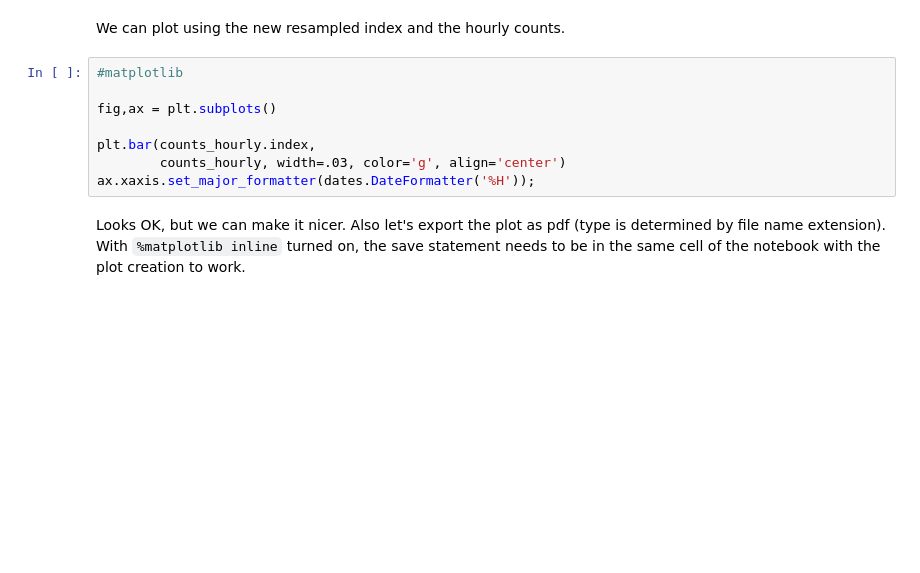
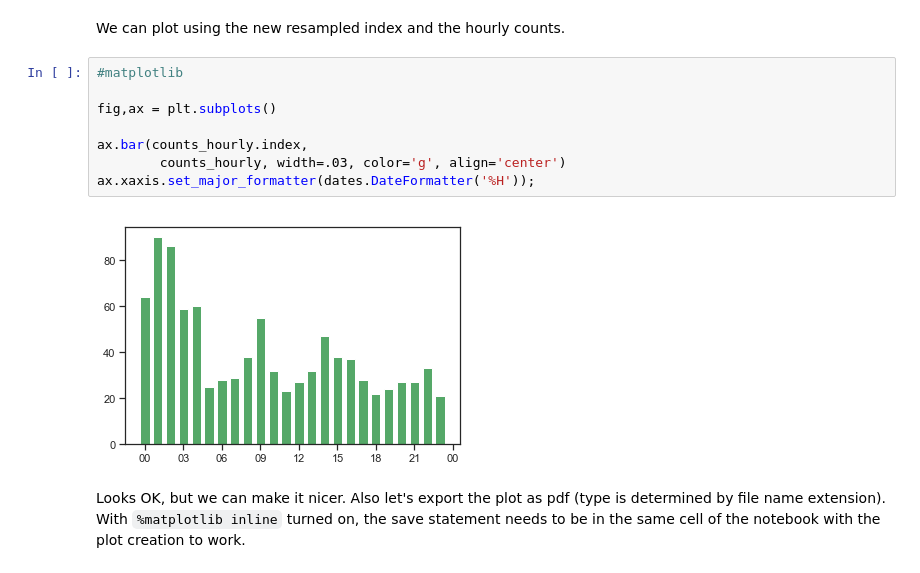
Before and after one commit to nuitrcs/pythonvisualization, a Jupyter notebook: plotting.ipynb, the cells around one changed output. Drawn from its saved outputs; the diff is of its cells as text; blank space fills up the shorter version.

```diff
--- a/plotting.ipynb
+++ b/plotting.ipynb
@@ -999,11 +1050,13 @@ We can plot using the new resampled index and the hourly counts.
 # %%
 #matplotlib
 
 fig,ax = plt.subplots()
 
-plt.bar(counts_hourly.index,
+ax.bar(counts_hourly.index,
         counts_hourly, width=.03, color='g', align='center')
 ax.xaxis.set_major_formatter(dates.DateFormatter('%H'));
+# %% [output]
+[figure, added]
 # %% [markdown]
 Looks OK, but we can make it nicer.  Also let's export the plot as pdf (type is determined by file name extension).  With `%matplotlib inline` turned on, the save statement needs to be in the same cell of the notebook with the plot creation to work.
 # %%
```
Also changed, not shown: parts of 29 cells of this notebook.
